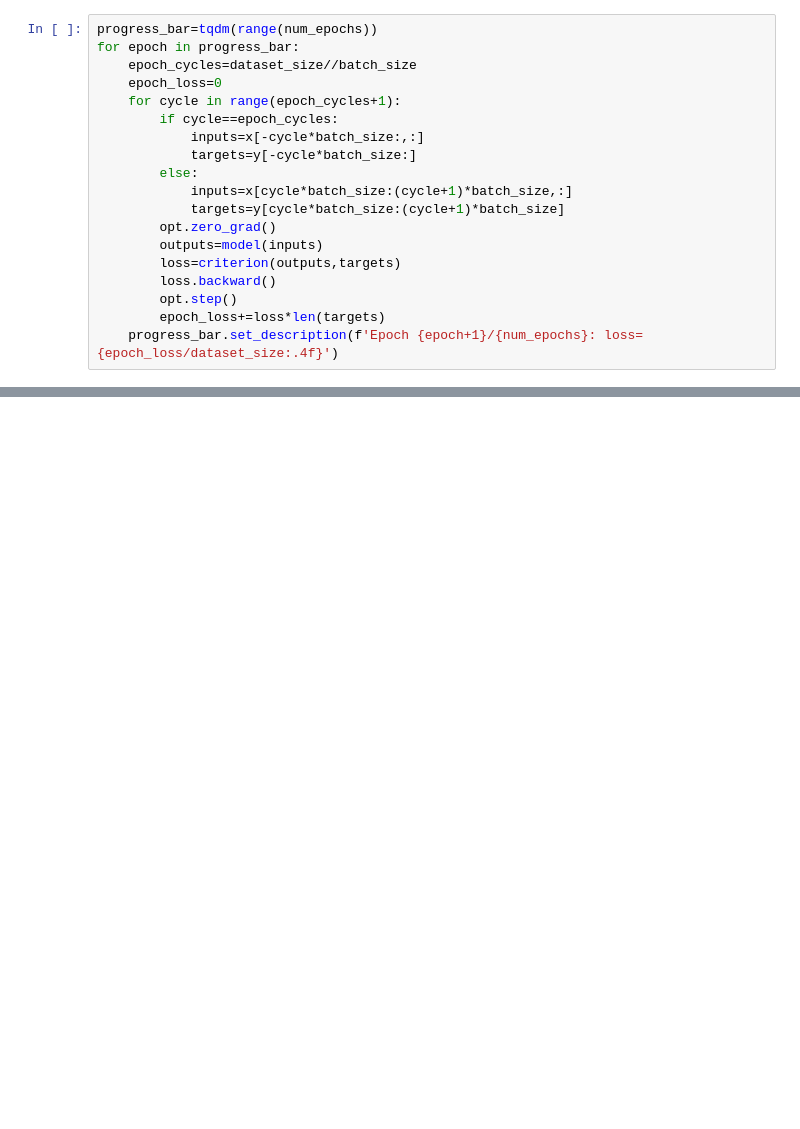
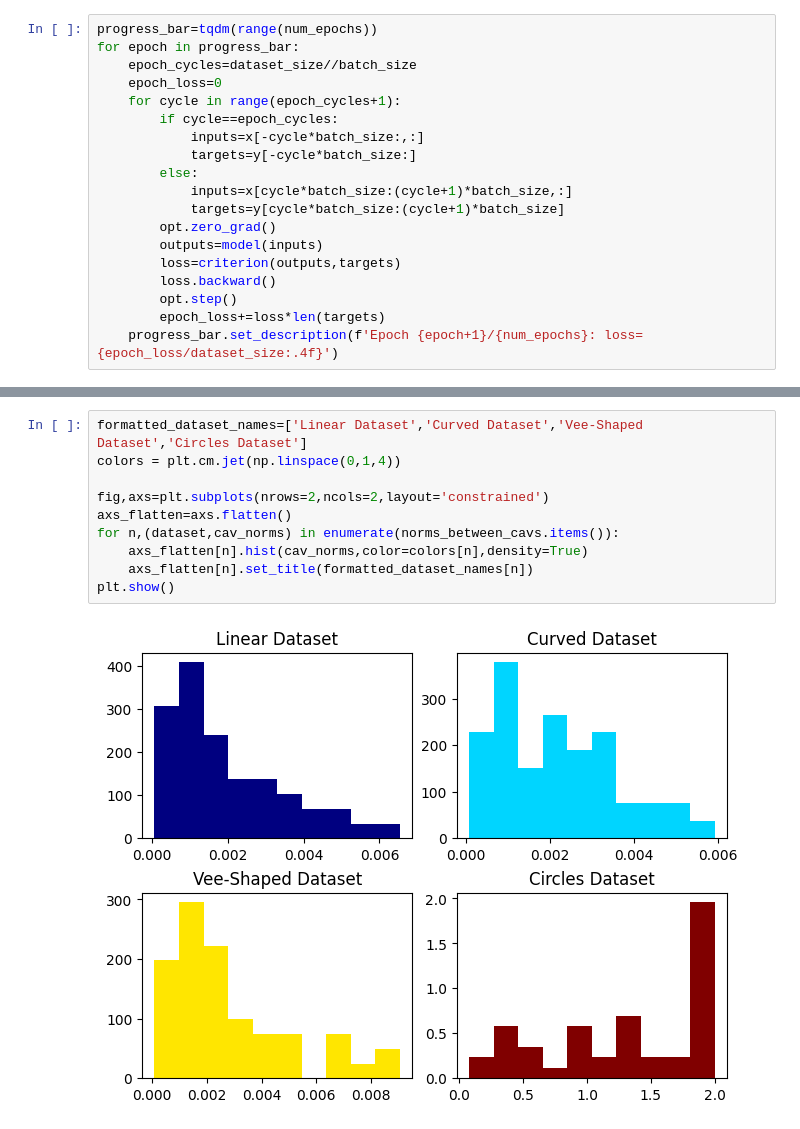
Before and after one commit to ThomasWalker1/Expositions, a Jupyter notebook: concept_boundary_vectors/concept_activation_vectors_toy_dataset.ipynb, the cells around one changed output, grey strips where cells are left out. Drawn from its saved outputs; the diff is of its cells as text; blank space fills up the shorter version.

```diff
--- a/concept_boundary_vectors/concept_activation_vectors_toy_dataset.ipynb
+++ b/concept_boundary_vectors/concept_activation_vectors_toy_dataset.ipynb
@@ -118,0 +185,12 @@ plt.show()
+# %%
+formatted_dataset_names=['Linear Dataset','Curved Dataset','Vee-Shaped Dataset','Circles Dataset']
+colors = plt.cm.jet(np.linspace(0,1,4))
+
+fig,axs=plt.subplots(nrows=2,ncols=2,layout='constrained')
+axs_flatten=axs.flatten()
+for n,(dataset,cav_norms) in enumerate(norms_between_cavs.items()):
+    axs_flatten[n].hist(cav_norms,color=colors[n],density=True)
+    axs_flatten[n].set_title(formatted_dataset_names[n])
+plt.show()
+# %% [output]
+[figure, added]
```
Also changed, not shown: parts of 4 cells of this notebook.
